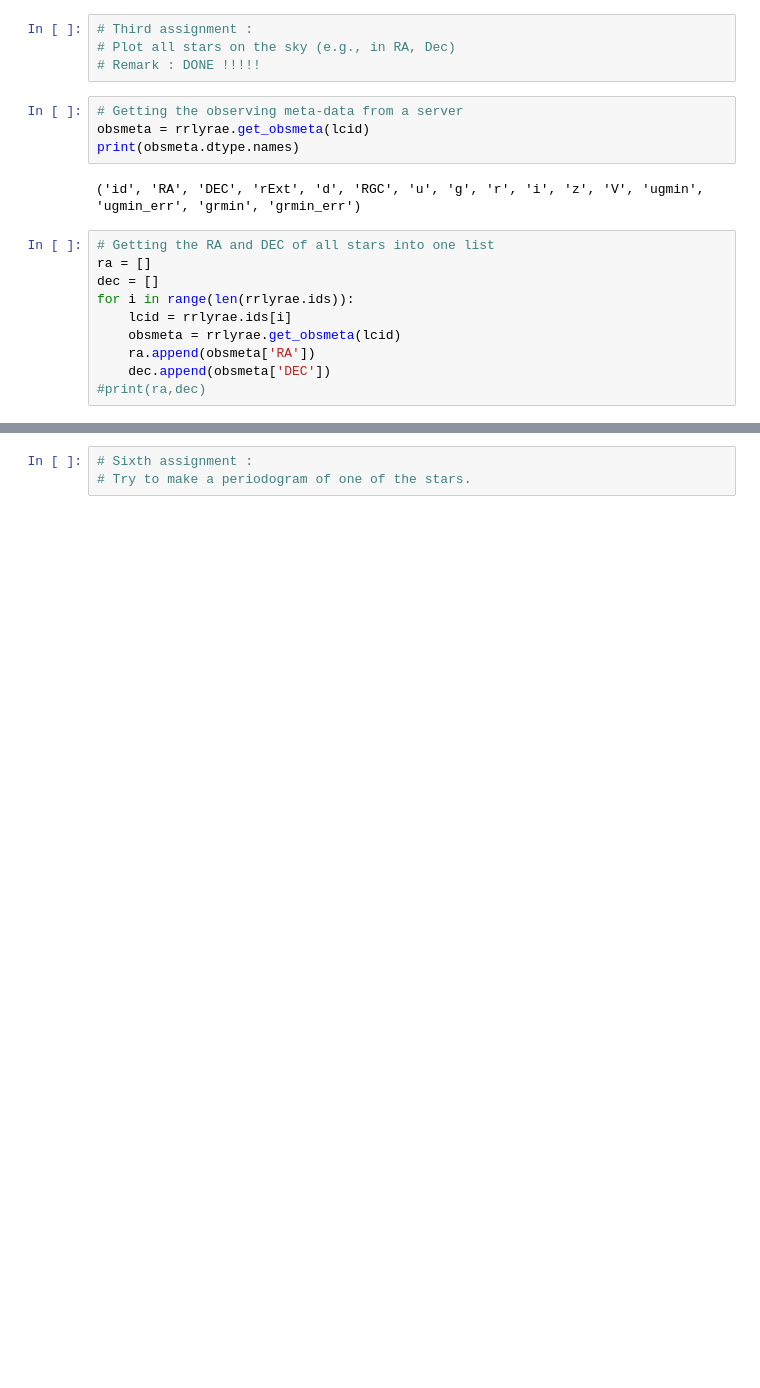
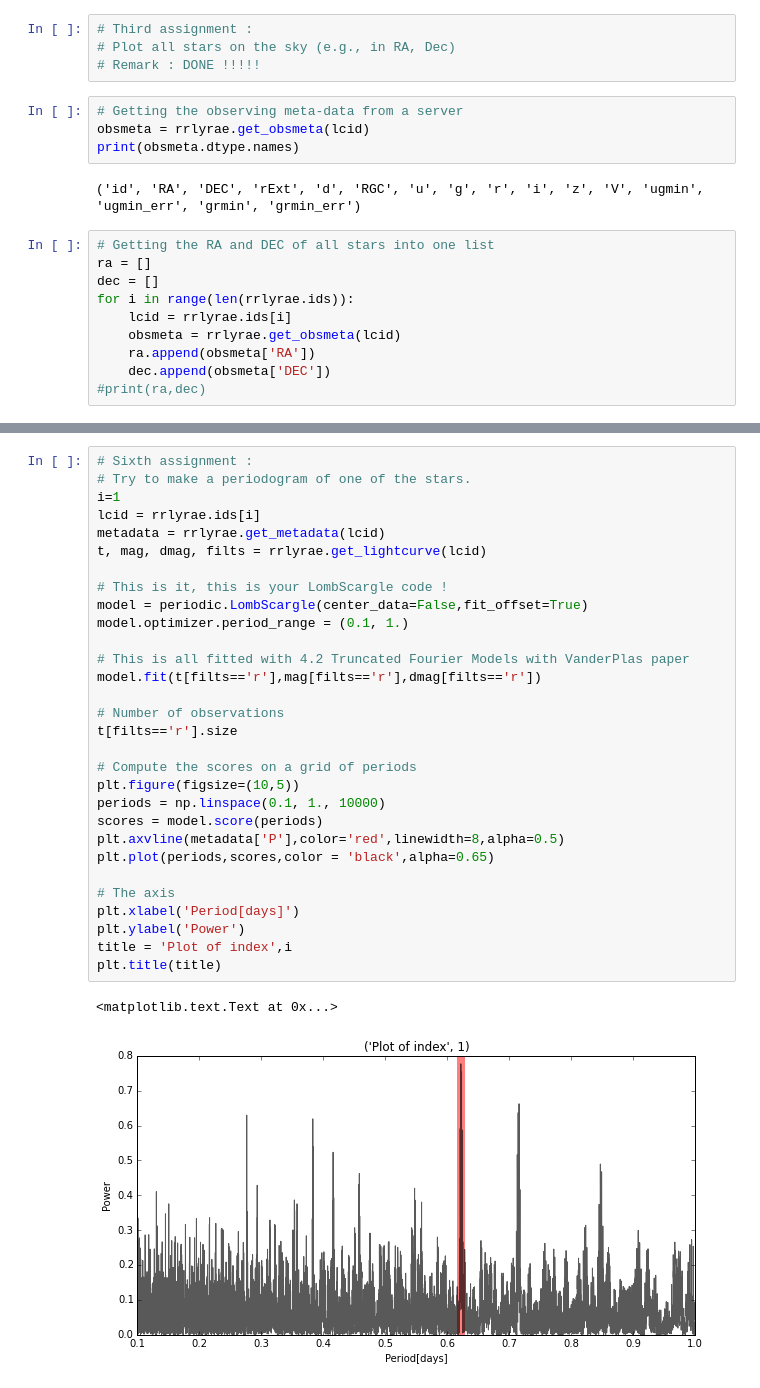
Before and after one commit to TzeGoh/RR_Lyrae, a Jupyter notebook: Stripe_82.ipynb, the cells around one changed output, grey strips where cells are left out. Drawn from its saved outputs; the diff is of its cells as text; blank space fills up the shorter version.

```diff
--- a/Stripe_82.ipynb
+++ b/Stripe_82.ipynb
@@ -217,3 +173,33 @@ plt.title(title)
-# %%
-# Sixth assignment :
-# Try to make a periodogram of one of the stars.
+# %%
+# Sixth assignment :
+# Try to make a periodogram of one of the stars.
+i=1
+lcid = rrlyrae.ids[i]
+metadata = rrlyrae.get_metadata(lcid)
+t, mag, dmag, filts = rrlyrae.get_lightcurve(lcid)
+
+# This is it, this is your LombScargle code !
+model = periodic.LombScargle(center_data=False,fit_offset=True)
+model.optimizer.period_range = (0.1, 1.)
+
+# This is all fitted with 4.2 Truncated Fourier Models with VanderPlas paper
+model.fit(t[filts=='r'],mag[filts=='r'],dmag[filts=='r'])
+
+# Number of observations
+t[filts=='r'].size
+
+# Compute the scores on a grid of periods
+plt.figure(figsize=(10,5))
+periods = np.linspace(0.1, 1., 10000)
+scores = model.score(periods)
+plt.axvline(metadata['P'],color='red',linewidth=8,alpha=0.5)
+plt.plot(periods,scores,color = 'black',alpha=0.65)
+
+# The axis
+plt.xlabel('Period[days]')
+plt.ylabel('Power')
+title = 'Plot of index',i
+plt.title(title)
+# %% [output]
+<matplotlib.text.Text at 0x...>
+[figure, added]
```
Also changed, not shown: parts of 27 cells of this notebook, 8 other files.
